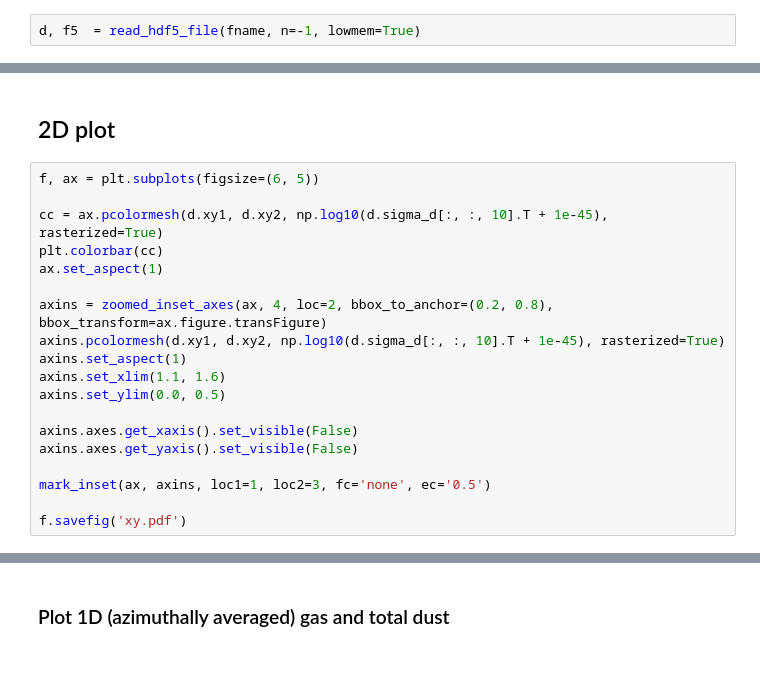
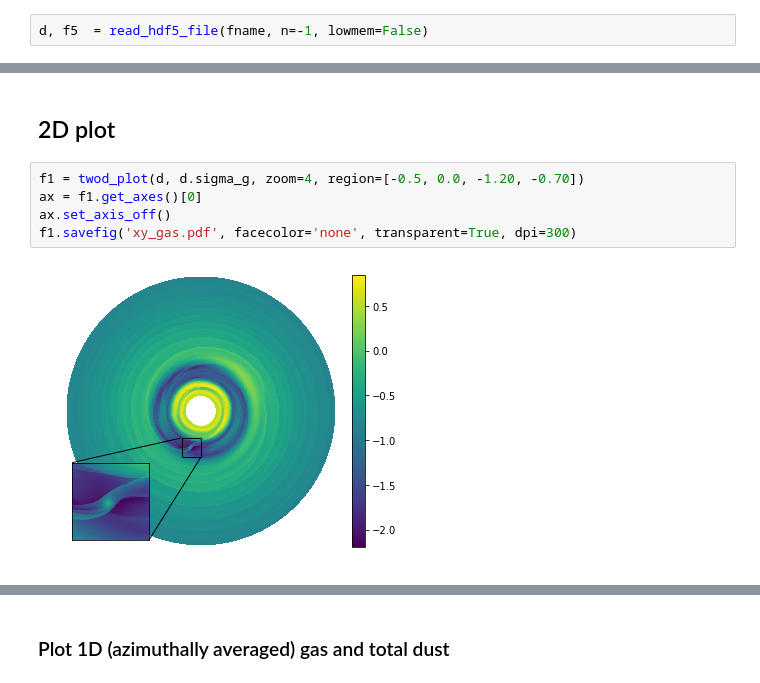
Before and after one commit to birnstiel/pylacompass, a Jupyter notebook: read_2D_data.ipynb, the cells around one changed output, grey strips where cells are left out. Saved outputs shown, nothing was run; the diff lists cells and outputs as text.

Commit message:
updated the plotting routines and the notebook where I use it

```diff
--- a/read_2D_data.ipynb
+++ b/read_2D_data.ipynb
@@ -24,4 +23,4 @@ d = read_data(directory='.', inputfile='planet2D.input.new', n=-1, fname=fname)
 # %% [markdown]
 Once the hdf5 file exists, we can also read from it. By default that just opens the file and the data is read when needed. If everything is to be read at once into memory, pass the `lowmem=False` keyword.
 # %%
-d, f5  = read_hdf5_file(fname, n=-1, lowmem=True)
+d, f5  = read_hdf5_file(fname, n=-1, lowmem=False)
@@ -28,21 +43,9 @@ d, f5  = read_hdf5_file(fname, n=-1, lowmem=True)
 # %% [markdown]
 ## 2D plot
-# %%
-f, ax = plt.subplots(figsize=(6, 5))
-
-cc = ax.pcolormesh(d.xy1, d.xy2, np.log10(d.sigma_d[:, :, 10].T + 1e-45), rasterized=True)
-plt.colorbar(cc)
-ax.set_aspect(1)
-
-axins = zoomed_inset_axes(ax, 4, loc=2, bbox_to_anchor=(0.2, 0.8), bbox_transform=ax.figure.transFigure)
-axins.pcolormesh(d.xy1, d.xy2, np.log10(d.sigma_d[:, :, 10].T + 1e-45), rasterized=True)
-axins.set_aspect(1)
-axins.set_xlim(1.1, 1.6)
-axins.set_ylim(0.0, 0.5)
-
-axins.axes.get_xaxis().set_visible(False)
-axins.axes.get_yaxis().set_visible(False)
-
-mark_inset(ax, axins, loc1=1, loc2=3, fc='none', ec='0.5')
-
-f.savefig('xy.pdf')
+# %%
+f1 = twod_plot(d, d.sigma_g, zoom=4, region=[-0.5, 0.0, -1.20, -0.70])
+ax = f1.get_axes()[0]
+ax.set_axis_off()
+f1.savefig('xy_gas.pdf', facecolor='none', transparent=True, dpi=300)
+# %% [output]
+[figure, added]
```
Also changed, not shown: parts of 15 cells of this notebook, 1 other file.
